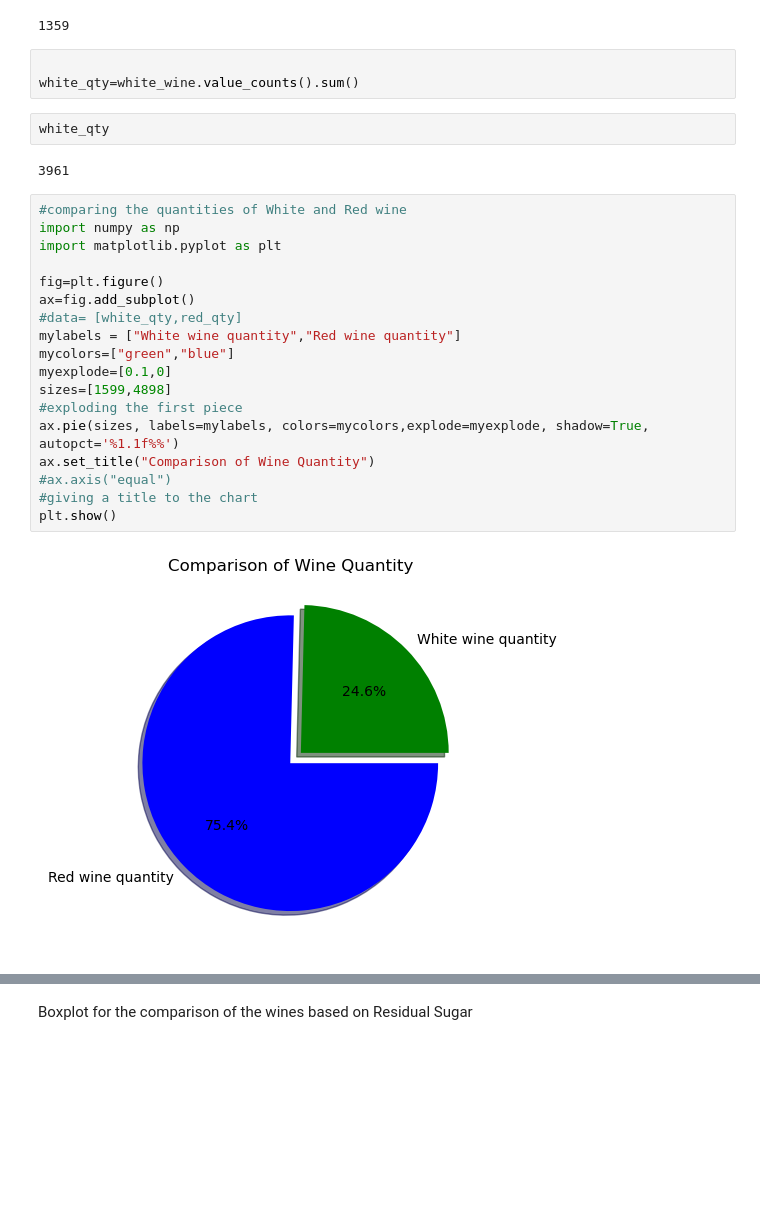
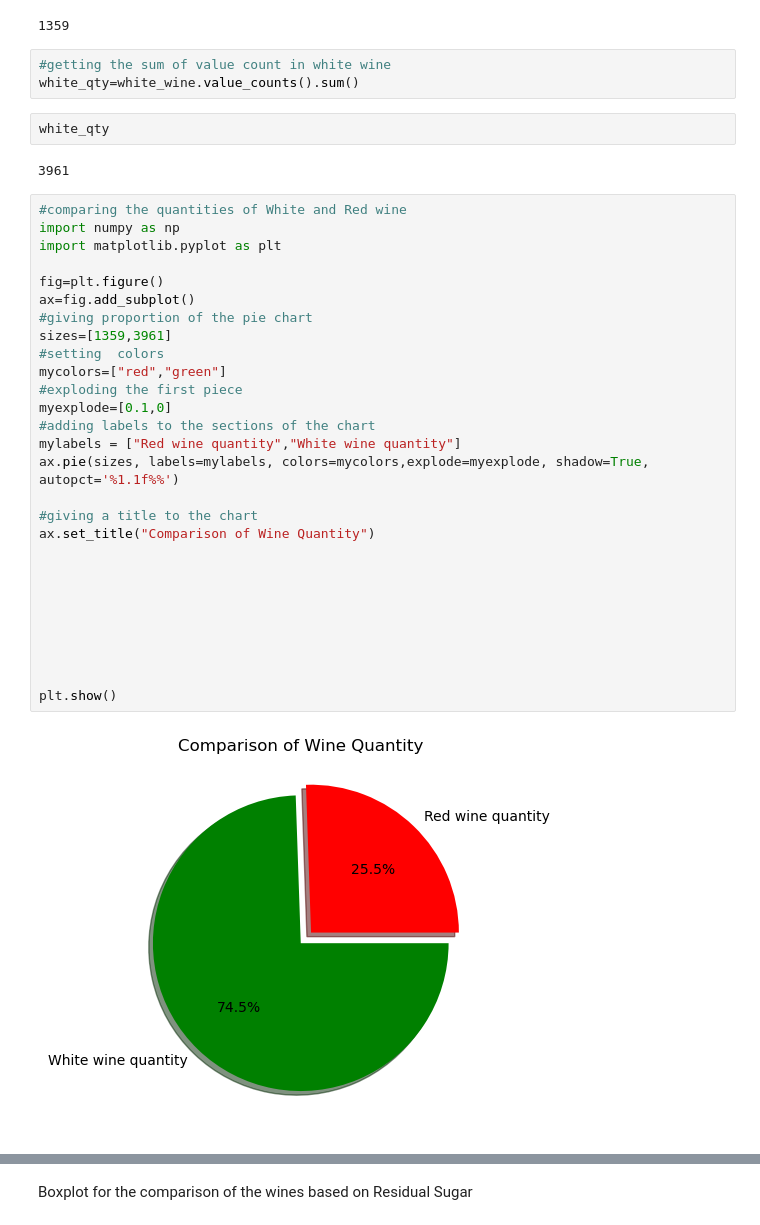
Before and after one commit to Godwin-Oti/Wine-Type-Analysis-and-Quality-Prediction-, a Jupyter notebook: Winery_project.ipynb, the cells around one changed output, grey strips where cells are left out. Saved outputs shown, nothing was run; the diff lists cells and outputs as text; blank space fills up the shorter version.

```diff
--- a/Winery_project.ipynb
+++ b/Winery_project.ipynb
@@ -344,7 +357,7 @@ red_qty
 # %% [output]
 1359
 # %%
-
+#getting the sum of value count in white wine
 white_qty=white_wine.value_counts().sum()
 # %%
 white_qty
@@ -353,21 +366,31 @@ white_qty
 # %%
 #comparing the quantities of White and Red wine
 import numpy as np
 import matplotlib.pyplot as plt
 
 fig=plt.figure()
 ax=fig.add_subplot()
-#data= [white_qty,red_qty]
-mylabels = ["White wine quantity","Red wine quantity"]
-mycolors=["green","blue"]
+#giving proportion of the pie chart
+sizes=[1359,3961]
+#setting  colors
+mycolors=["red","green"]
+#exploding the first piece
 myexplode=[0.1,0]
-sizes=[1599,4898]
-#exploding the first piece
+#adding labels to the sections of the chart
+mylabels = ["Red wine quantity","White wine quantity"]
 ax.pie(sizes, labels=mylabels, colors=mycolors,explode=myexplode, shadow=True, autopct='%1.1f%%')
+
+#giving a title to the chart
 ax.set_title("Comparison of Wine Quantity")
-#ax.axis("equal")
-#giving a title to the chart
+
+
+
+
+
+
+
+
 plt.show()
 # %% [output]
-[figure, old version]
+[figure, new version]
 # %%
```
Also changed, not shown: parts of 58 cells of this notebook.
